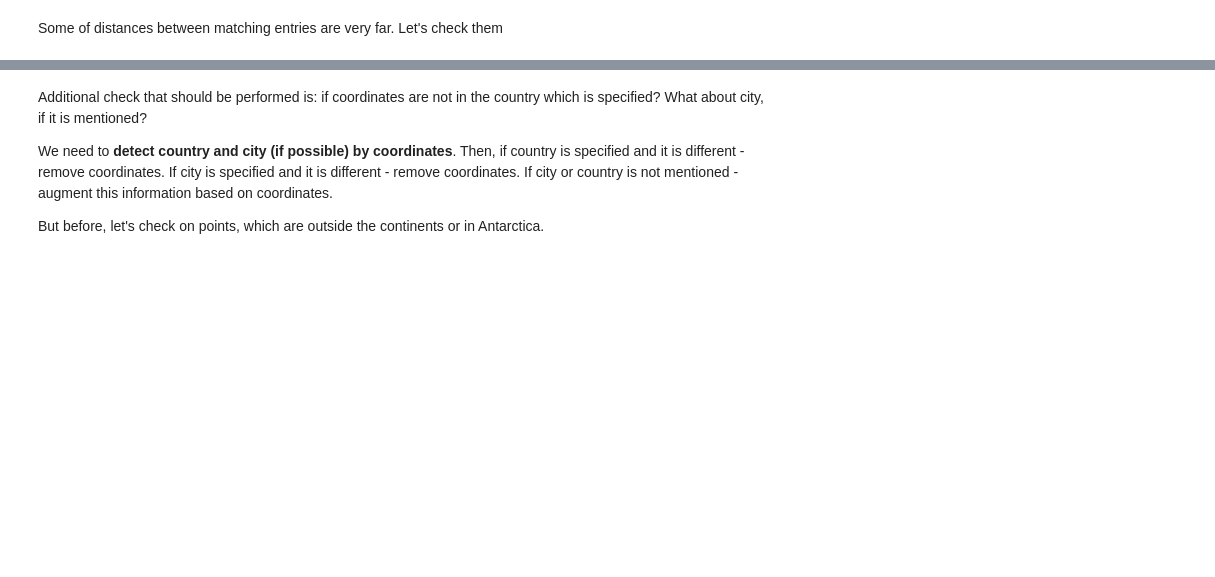
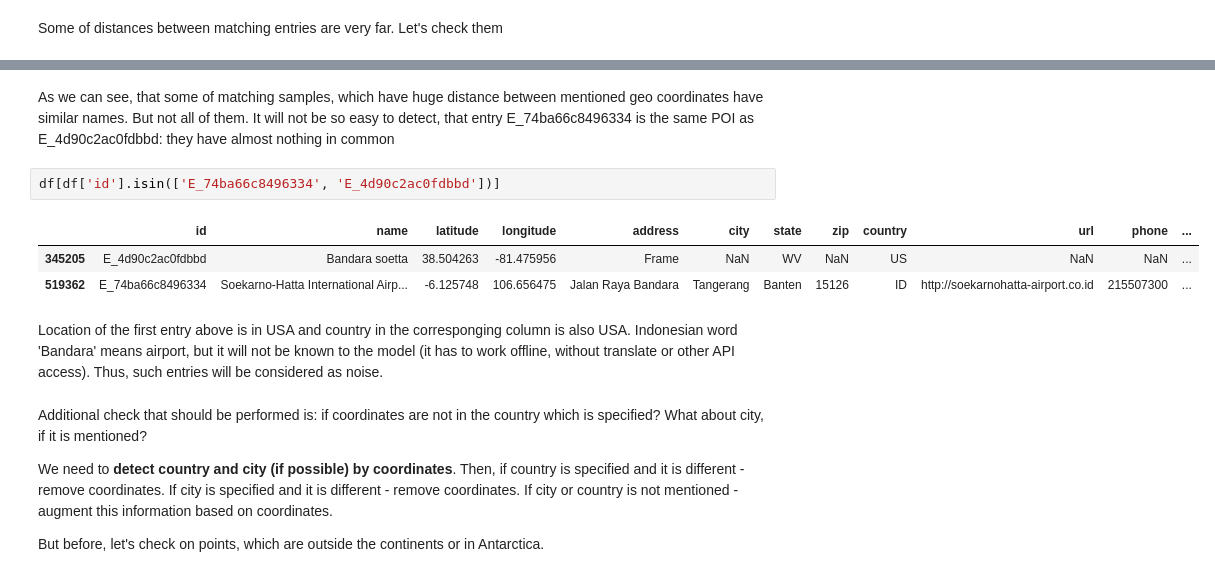
Before and after one commit to ParalogyX/Foursquare_Location_Matching, a Jupyter notebook: EDA.ipynb, the cells around one changed output, grey strips where cells are left out. Saved outputs shown, nothing was run; the diff lists cells and outputs as text; blank space fills up the shorter version.

Commit message:
EDA is almost finished. Rename file

```diff
--- a/first_notebook.ipynb
+++ b/EDA.ipynb
@@ -814,6 +826,16 @@ df_pairs[df_pairs['match']].sort_values(by='distance', ascending=False).head()
 | 362463 | E_a013b1c1f6fa26 | Jogjatronik | -7.806077 | 110.369296 | Jl. Brigadir Jendral Katamso No. ... | Yogyakarta | DI Yogyakarta | 55121 | ID | http://www.jogjatronik.com | ... |
 | 375667 | E_a5e5bd6e7a19b7 | Circuit of The Americas | 30.134797 | -97.639165 | 9201 Circuit of the Americas Blvd | Austin | TX | 78617 | US | http://circuitoftheamericas.com/ | ... |
 | 264782 | E_74ba66c8496334 | Soekarno-Hatta International Airp... | -6.125748 | 106.656475 | Jalan Raya Bandara | Tangerang | Banten | 15126 | ID | http://soekarnohatta-airport.co.id | ... |
+# %% [markdown]
+As we can see, that some of matching samples, which have huge distance between mentioned geo coordinates have similar names. But not all of them. It will not be so easy to detect, that entry E_74ba66c8496334 is the same POI as E_4d90c2ac0fdbbd: they have almost nothing in common
+# %%
+df[df['id'].isin(['E_74ba66c8496334', 'E_4d90c2ac0fdbbd'])]
+# %% [output]
+|  | id | name | latitude | longitude | address | city | state | zip | country | url | phone | ... |
+| 345205 | E_4d90c2ac0fdbbd | Bandara soetta | 38.504263 | -81.475956 | Frame | NaN | WV | NaN | US | NaN | NaN | ... |
+| 519362 | E_74ba66c8496334 | Soekarno-Hatta International Airp... | -6.125748 | 106.656475 | Jalan Raya Bandara | Tangerang | Banten | 15126 | ID | http://soekarnohatta-airport.co.id | 215507300 | ... |
+# %% [markdown]
+Location of the first entry above is in USA and country in the corresponging column is also USA. Indonesian word 'Bandara' means airport, but it will not be known to the model (it has to work offline, without translate or other API access). Thus, such entries will be considered as noise.
 # %% [markdown]
 Additional check that should be performed is: if coordinates are not in the country which is specified? What about city, if it is mentioned?
 
```
Also changed, not shown: parts of 8 cells of this notebook.
